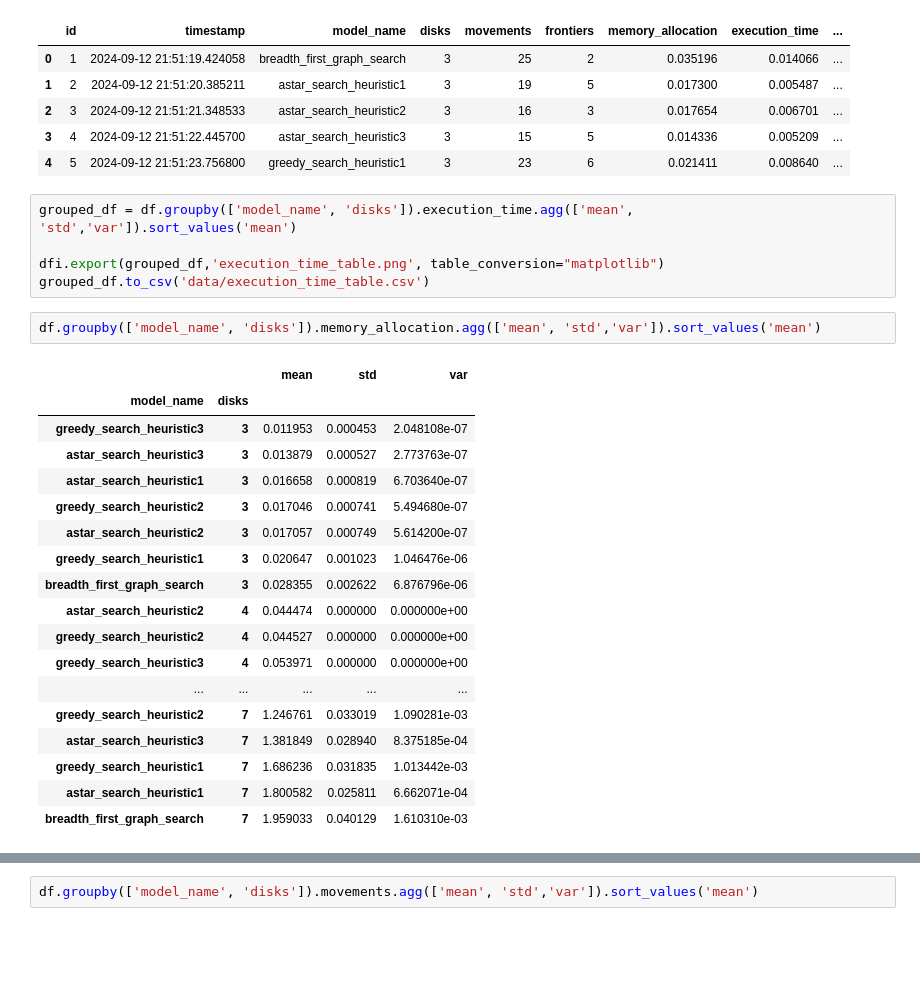
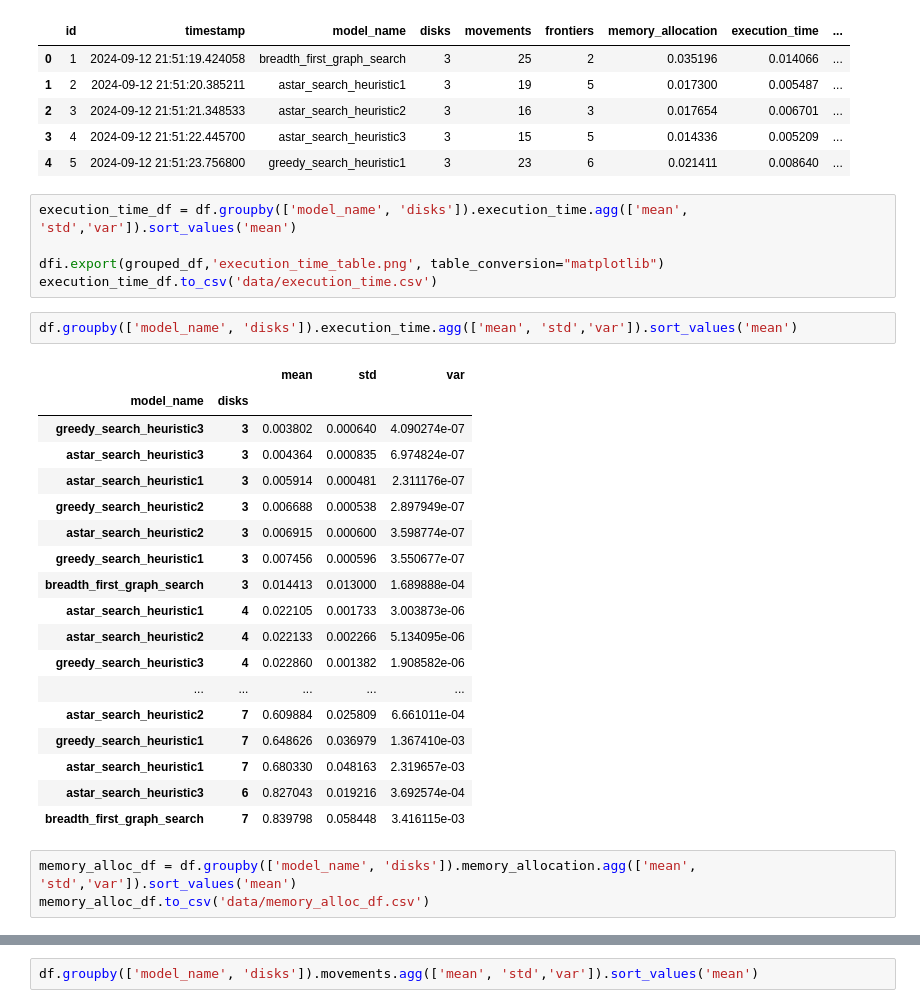
Before and after one commit to FIUBA-CEIA-18Co2024/IIA-TP1, a Jupyter notebook: IIA TP1 - Data Analisis .ipynb, the cells around one changed output, grey strips where cells are left out. Saved outputs shown, nothing was run; the diff lists cells and outputs as text; blank space fills up the shorter version.

Commit message:
memory table

```diff
--- a/IIA TP1 - Data Analisis .ipynb
+++ b/IIA TP1 - Data Analisis .ipynb
@@ -52,28 +46,31 @@ df.head(5)
 | 3 | 4 | 2024-09-12 21:51:22.445700 | astar_search_heuristic3 | 3 | 15 | 5 | 0.014336 | 0.005209 | ... |
 | 4 | 5 | 2024-09-12 21:51:23.756800 | greedy_search_heuristic1 | 3 | 23 | 6 | 0.021411 | 0.008640 | ... |
 # %%
-grouped_df = df.groupby(['model_name', 'disks']).execution_time.agg(['mean', 'std','var']).sort_values('mean')
+execution_time_df = df.groupby(['model_name', 'disks']).execution_time.agg(['mean', 'std','var']).sort_values('mean')
 
 dfi.export(grouped_df,'execution_time_table.png', table_conversion="matplotlib")
-grouped_df.to_csv('data/execution_time_table.csv')
+execution_time_df.to_csv('data/execution_time.csv')
+# %%
+df.groupby(['model_name', 'disks']).execution_time.agg(['mean', 'std','var']).sort_values('mean')
+# %% [output]
+|  |  | mean | std | var |
+| model_name | disks |  |  |  |
+| greedy_search_heuristic3 | 3 | 0.003802 | 0.000640 | 4.090274e-07 |
+| astar_search_heuristic3 | 3 | 0.004364 | 0.000835 | 6.974824e-07 |
+| astar_search_heuristic1 | 3 | 0.005914 | 0.000481 | 2.311176e-07 |
+| greedy_search_heuristic2 | 3 | 0.006688 | 0.000538 | 2.897949e-07 |
+| astar_search_heuristic2 | 3 | 0.006915 | 0.000600 | 3.598774e-07 |
+| greedy_search_heuristic1 | 3 | 0.007456 | 0.000596 | 3.550677e-07 |
+| breadth_first_graph_search | 3 | 0.014413 | 0.013000 | 1.689888e-04 |
+| astar_search_heuristic1 | 4 | 0.022105 | 0.001733 | 3.003873e-06 |
+| astar_search_heuristic2 | 4 | 0.022133 | 0.002266 | 5.134095e-06 |
+| greedy_search_heuristic3 | 4 | 0.022860 | 0.001382 | 1.908582e-06 |
+| ... | ... | ... | ... | ... |
+| astar_search_heuristic2 | 7 | 0.609884 | 0.025809 | 6.661011e-04 |
+| greedy_search_heuristic1 | 7 | 0.648626 | 0.036979 | 1.367410e-03 |
+| astar_search_heuristic1 | 7 | 0.680330 | 0.048163 | 2.319657e-03 |
+| astar_search_heuristic3 | 6 | 0.827043 | 0.019216 | 3.692574e-04 |
+| breadth_first_graph_search | 7 | 0.839798 | 0.058448 | 3.416115e-03 |
 # %%
-df.groupby(['model_name', 'disks']).memory_allocation.agg(['mean', 'std','var']).sort_values('mean')
+memory_alloc_df = df.groupby(['model_name', 'disks']).memory_allocation.agg(['mean', 'std','var']).sort_values('mean')
+memory_alloc_df.to_csv('data/memory_alloc_df.csv')
-# %% [output]
-|  |  | mean | std | var |
-| model_name | disks |  |  |  |
-| greedy_search_heuristic3 | 3 | 0.011953 | 0.000453 | 2.048108e-07 |
-| astar_search_heuristic3 | 3 | 0.013879 | 0.000527 | 2.773763e-07 |
-| astar_search_heuristic1 | 3 | 0.016658 | 0.000819 | 6.703640e-07 |
-| greedy_search_heuristic2 | 3 | 0.017046 | 0.000741 | 5.494680e-07 |
-| astar_search_heuristic2 | 3 | 0.017057 | 0.000749 | 5.614200e-07 |
-| greedy_search_heuristic1 | 3 | 0.020647 | 0.001023 | 1.046476e-06 |
-| breadth_first_graph_search | 3 | 0.028355 | 0.002622 | 6.876796e-06 |
-| astar_search_heuristic2 | 4 | 0.044474 | 0.000000 | 0.000000e+00 |
-| greedy_search_heuristic2 | 4 | 0.044527 | 0.000000 | 0.000000e+00 |
-| greedy_search_heuristic3 | 4 | 0.053971 | 0.000000 | 0.000000e+00 |
-| ... | ... | ... | ... | ... |
-| greedy_search_heuristic2 | 7 | 1.246761 | 0.033019 | 1.090281e-03 |
-| astar_search_heuristic3 | 7 | 1.381849 | 0.028940 | 8.375185e-04 |
-| greedy_search_heuristic1 | 7 | 1.686236 | 0.031835 | 1.013442e-03 |
-| astar_search_heuristic1 | 7 | 1.800582 | 0.025811 | 6.662071e-04 |
-| breadth_first_graph_search | 7 | 1.959033 | 0.040129 | 1.610310e-03 |
```
Also changed, not shown: parts of 4 cells of this notebook, 3 other files.
